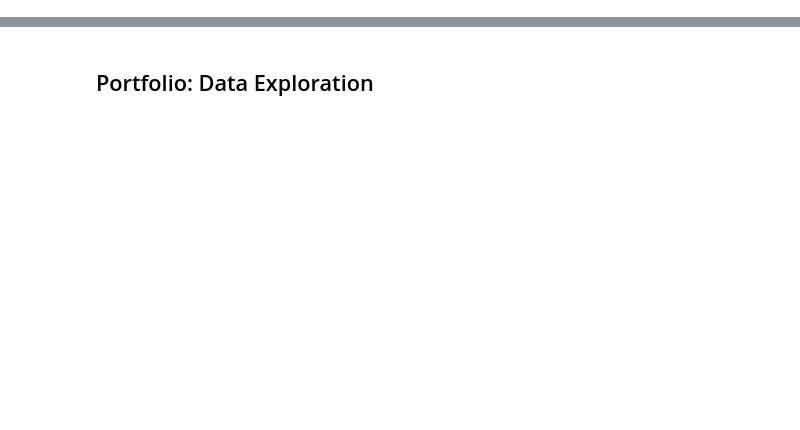
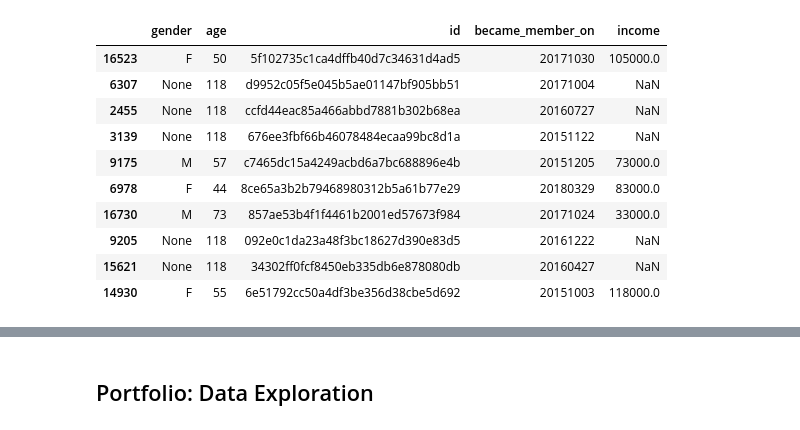
Before and after one commit to Arjunar92/Starbucks_Customer_Segmentation_Project, a Jupyter notebook: Starbucks_Capstone_Data_Exploration.ipynb, the cells around one changed output, grey strips where cells are left out. Drawn from its saved outputs; the diff is of its cells as text; code cells hidden in the pictures; blank space fills up the shorter version.

```diff
--- a/Starbucks_Capstone_Data_Exploration.ipynb
+++ b/Starbucks_Capstone_Data_Exploration.ipynb
@@ -65,0 +161,15 @@ from sklearn.cluster import KMeans
+# %%
+#Glimpse of Profile data
+profile.sample(10)
+# %% [output]
+|  | gender | age | id | became_member_on | income |
+| 16523 | F | 50 | 5f102735c1ca4dffb40d7c34631d4ad5 | 20171030 | 105000.0 |
+| 6307 | None | 118 | d9952c05f5e045b5ae01147bf905bb51 | 20171004 | NaN |
+| 2455 | None | 118 | ccfd44eac85a466abbd7881b302b68ea | 20160727 | NaN |
+| 3139 | None | 118 | 676ee3fbf66b46078484ecaa99bc8d1a | 20151122 | NaN |
+| 9175 | M | 57 | c7465dc15a4249acbd6a7bc688896e4b | 20151205 | 73000.0 |
+| 6978 | F | 44 | 8ce65a3b2b79468980312b5a61b77e29 | 20180329 | 83000.0 |
+| 16730 | M | 73 | 857ae53b4f1f4461b2001ed57673f984 | 20171024 | 33000.0 |
+| 9205 | None | 118 | 092e0c1da23a48f3bc18627d390e83d5 | 20161222 | NaN |
+| 15621 | None | 118 | 34302ff0fcf8450eb335db6e878080db | 20160427 | NaN |
+| 14930 | F | 55 | 6e51792cc50a4df3be356d38cbe5d692 | 20151003 | 118000.0 |
```
Also changed, not shown: parts of 71 cells of this notebook.
